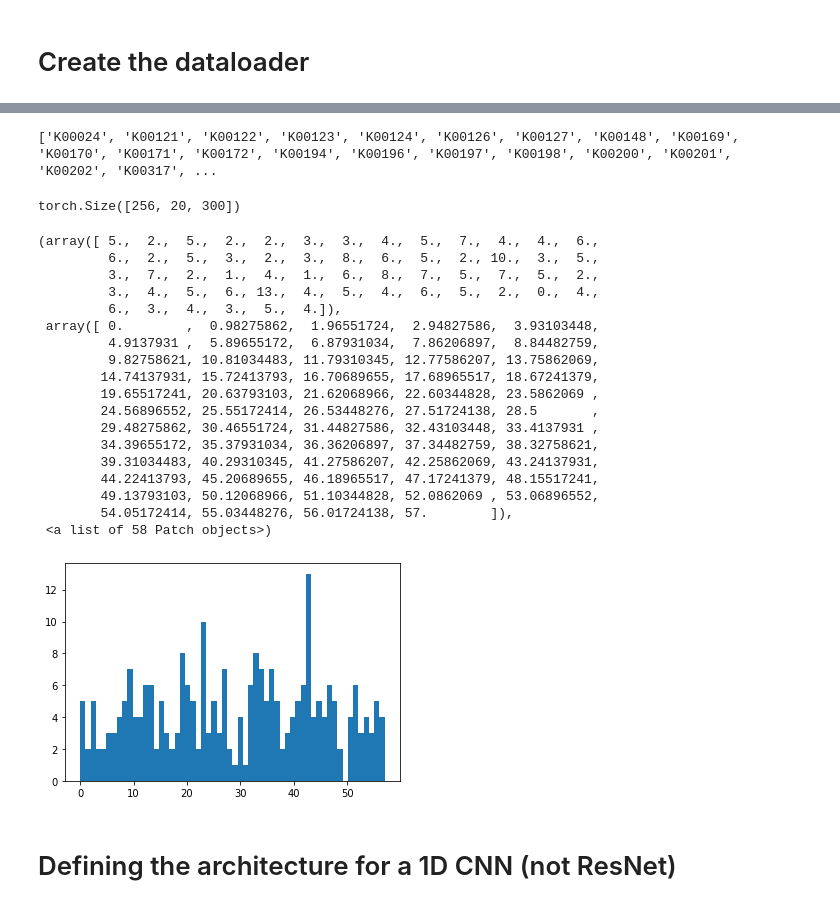
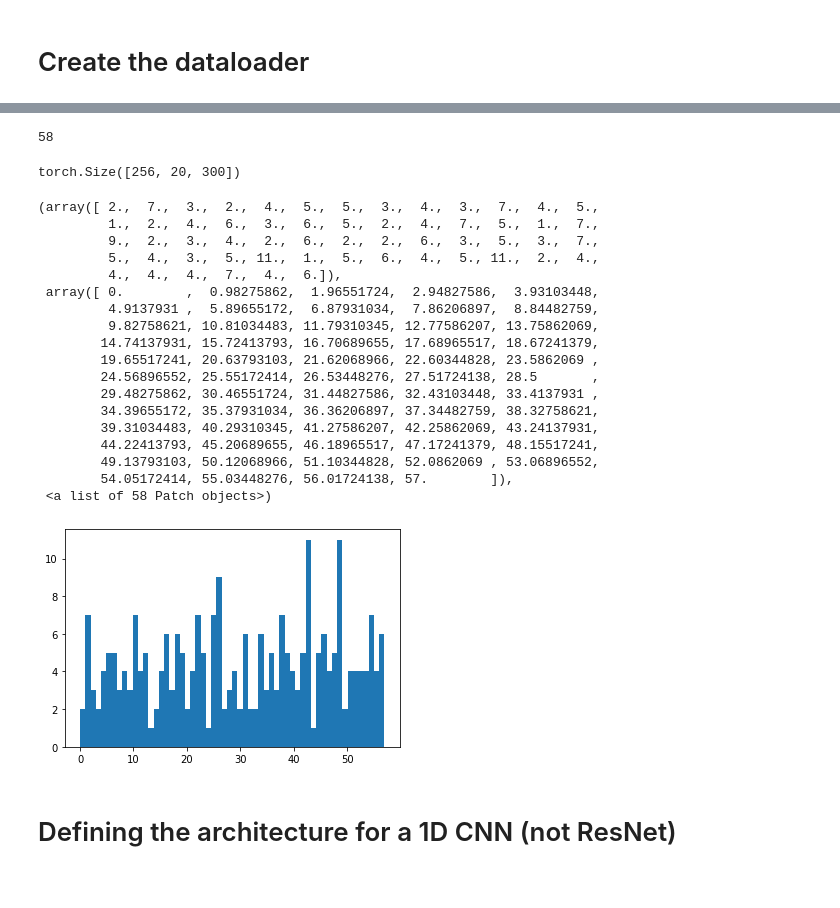
Before and after one commit to lphohmann/BINP37_DL_protein_classification, a Jupyter notebook: 1D_ResNet.ipynb, the cells around one changed output, grey strips where cells are left out. Cells and saved outputs as stored; diff of their text form; code cells hidden in the pictures.

Commit message:
Added parts on ResNet construction and a second histogram to compare batch composition before/after weighing the dataloaders

```diff
--- a/1D_ResNet.ipynb
+++ b/1D_ResNet.ipynb
@@ -142,9 +173,10 @@ weighted_dls = dblock.dataloaders(trainval,bs=256, dl_type=WeightedDL, wgts=wgts
 dls.train = weighted_dls.train # replace the train dl with a weighted dl -> comment out before and after histogram visualizing to get comparison
 # %%
 # check vocab of the dls
-dls.vocab
+#dls.vocab
+dls.c
 # %% [output]
-['K00024', 'K00121', 'K00122', 'K00123', 'K00124', 'K00126', 'K00127', 'K00148', 'K00169', 'K00170', 'K00171', 'K00172', 'K00194', 'K00196', 'K00197', 'K00198', 'K00200', 'K00201', 'K00202', 'K00317', ...
+58
 # %%
 # check one batch to make sure the dls is constructed right
 x,y = dls.one_batch()
@@ -157,28 +189,28 @@ x.shape #torch.Size([256, 20, 300])
 torch.Size([256, 20, 300])
 # %%
 # check the label distribution in the batch to see if balancing was successful (note:maybe do a before and after weighing the dataloader)
-import matplotlib.pyplot as plt
-plt.hist(y,bins=58)
+#import matplotlib.pyplot as plt
+plt.hist(y,bins=dls.c)
 # %% [output]
-(array([ 5.,  2.,  5.,  2.,  2.,  3.,  3.,  4.,  5.,  7.,  4.,  4.,  6.,
-         6.,  2.,  5.,  3.,  2.,  3.,  8.,  6.,  5.,  2., 10.,  3.,  5.,
-         3.,  7.,  2.,  1.,  4.,  1.,  6.,  8.,  7.,  5.,  7.,  5.,  2.,
-         3.,  4.,  5.,  6., 13.,  4.,  5.,  4.,  6.,  5.,  2.,  0.,  4.,
-         6.,  3.,  4.,  3.,  5.,  4.]),
+(array([ 2.,  7.,  3.,  2.,  4.,  5.,  5.,  3.,  4.,  3.,  7.,  4.,  5.,
+         1.,  2.,  4.,  6.,  3.,  6.,  5.,  2.,  4.,  7.,  5.,  1.,  7.,
+         9.,  2.,  3.,  4.,  2.,  6.,  2.,  2.,  6.,  3.,  5.,  3.,  7.,
+         5.,  4.,  3.,  5., 11.,  1.,  5.,  6.,  4.,  5., 11.,  2.,  4.,
+         4.,  4.,  4.,  7.,  4.,  6.]),
  array([ 0.        ,  0.98275862,  1.96551724,  2.94827586,  3.93103448,
          4.9137931 ,  5.89655172,  6.87931034,  7.86206897,  8.84482759,
          9.82758621, 10.81034483, 11.79310345, 12.77586207, 13.75862069,
         14.74137931, 15.72413793, 16.70689655, 17.68965517, 18.67241379,
         19.65517241, 20.63793103, 21.62068966, 22.60344828, 23.5862069 ,
         24.56896552, 25.55172414, 26.53448276, 27.51724138, 28.5       ,
         29.48275862, 30.46551724, 31.44827586, 32.43103448, 33.4137931 ,
         34.39655172, 35.37931034, 36.36206897, 37.34482759, 38.32758621,
         39.31034483, 40.29310345, 41.27586207, 42.25862069, 43.24137931,
         44.22413793, 45.20689655, 46.18965517, 47.17241379, 48.15517241,
         49.13793103, 50.12068966, 51.10344828, 52.0862069 , 53.06896552,
         54.05172414, 55.03448276, 56.01724138, 57.        ]),
  <a list of 58 Patch objects>)
-[figure, old version]
+[figure, new version]
 # %% [markdown]
 # Defining the architecture for a 1D CNN (not ResNet)
 # %%
```
Also changed, not shown: parts of 13 cells of this notebook.
